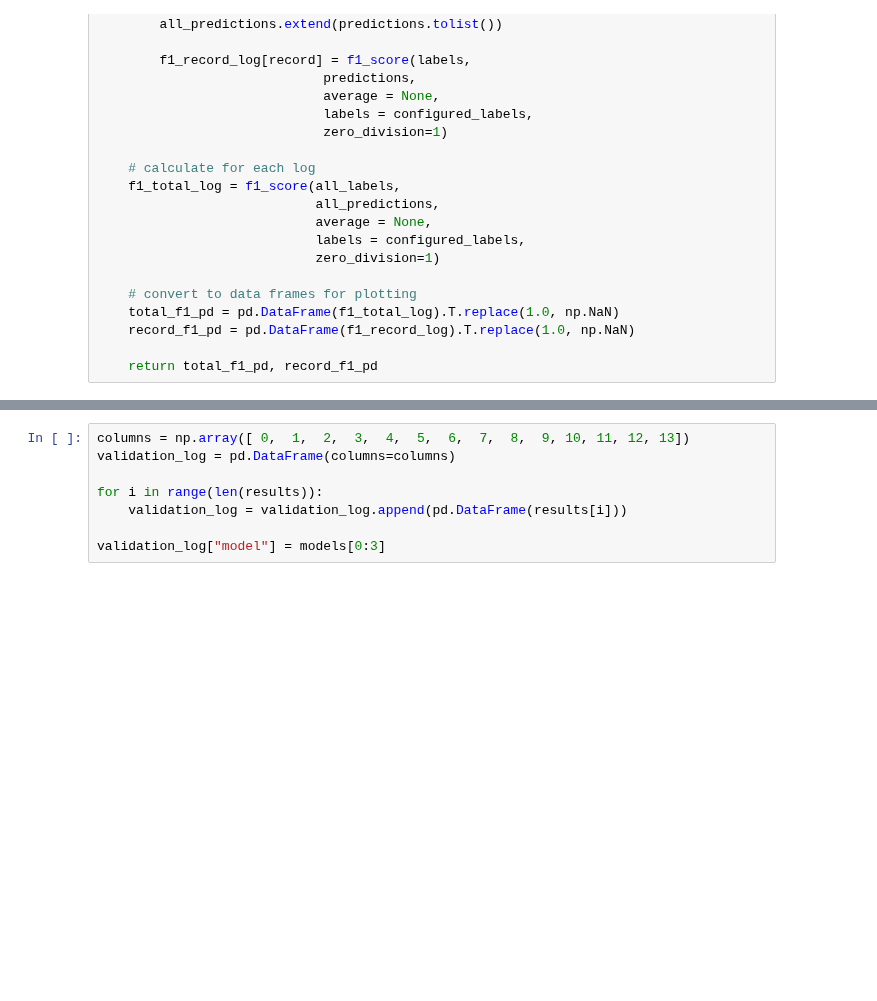
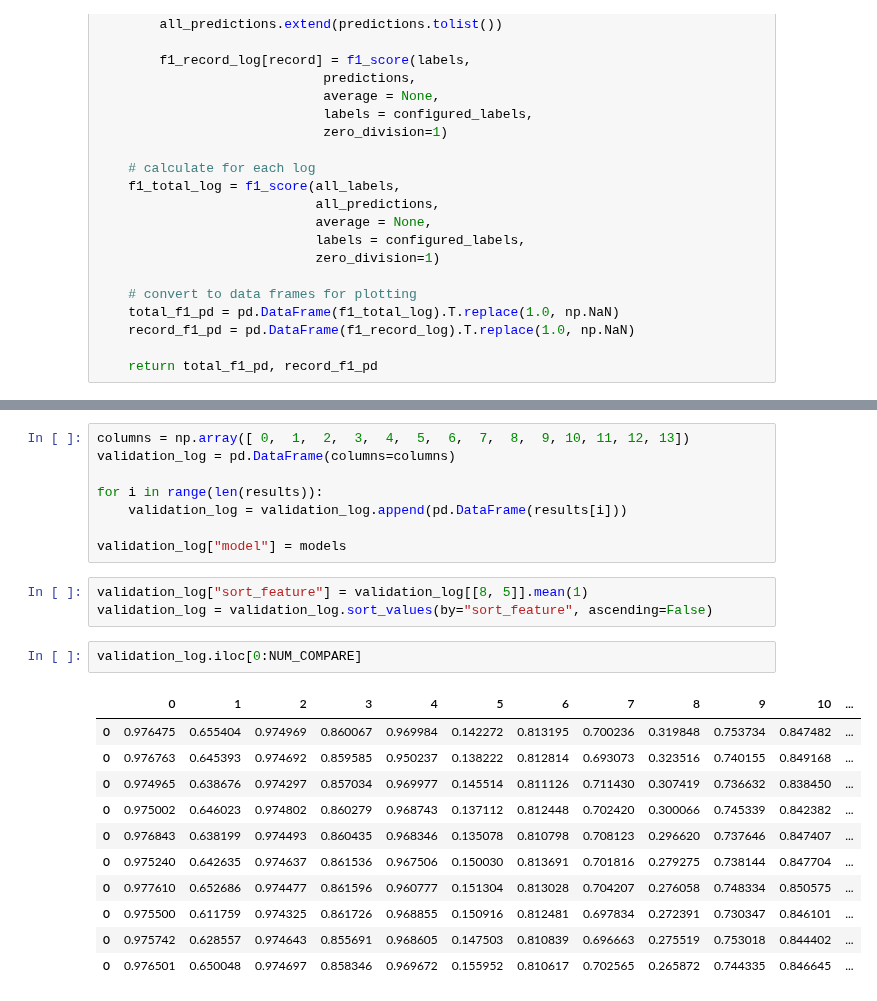
Before and after one commit to theislab/LODE, a Jupyter notebook: feature_segmentation/notebooks/0.2.validation_results.ipynb, the cells around one changed output, grey strips where cells are left out. Saved outputs shown, nothing was run; the diff lists cells and outputs as text; blank space fills up the shorter version.

```diff
--- a/feature_segmentation/notebooks/0.2.validation_results.ipynb
+++ b/feature_segmentation/notebooks/0.2.validation_results.ipynb
@@ -139,5 +141,22 @@ validation_log = pd.DataFrame(columns=columns)
 for i in range(len(results)):
     validation_log = validation_log.append(pd.DataFrame(results[i]))
 
-validation_log["model"] = models[0:3]
+validation_log["model"] = models
+# %%
+validation_log["sort_feature"] = validation_log[[8, 5]].mean(1)
+validation_log = validation_log.sort_values(by="sort_feature", ascending=False)
+# %%
+validation_log.iloc[0:NUM_COMPARE]
+# %% [output]
+|  | 0 | 1 | 2 | 3 | 4 | 5 | 6 | 7 | 8 | 9 | 10 | ... |
+| 0 | 0.976475 | 0.655404 | 0.974969 | 0.860067 | 0.969984 | 0.142272 | 0.813195 | 0.700236 | 0.319848 | 0.753734 | 0.847482 | ... |
+| 0 | 0.976763 | 0.645393 | 0.974692 | 0.859585 | 0.950237 | 0.138222 | 0.812814 | 0.693073 | 0.323516 | 0.740155 | 0.849168 | ... |
+| 0 | 0.974965 | 0.638676 | 0.974297 | 0.857034 | 0.969977 | 0.145514 | 0.811126 | 0.711430 | 0.307419 | 0.736632 | 0.838450 | ... |
+| 0 | 0.975002 | 0.646023 | 0.974802 | 0.860279 | 0.968743 | 0.137112 | 0.812448 | 0.702420 | 0.300066 | 0.745339 | 0.842382 | ... |
+| 0 | 0.976843 | 0.638199 | 0.974493 | 0.860435 | 0.968346 | 0.135078 | 0.810798 | 0.708123 | 0.296620 | 0.737646 | 0.847407 | ... |
+| 0 | 0.975240 | 0.642635 | 0.974637 | 0.861536 | 0.967506 | 0.150030 | 0.813691 | 0.701816 | 0.279275 | 0.738144 | 0.847704 | ... |
+| 0 | 0.977610 | 0.652686 | 0.974477 | 0.861596 | 0.960777 | 0.151304 | 0.813028 | 0.704207 | 0.276058 | 0.748334 | 0.850575 | ... |
+| 0 | 0.975500 | 0.611759 | 0.974325 | 0.861726 | 0.968855 | 0.150916 | 0.812481 | 0.697834 | 0.272391 | 0.730347 | 0.846101 | ... |
+| 0 | 0.975742 | 0.628557 | 0.974643 | 0.855691 | 0.968605 | 0.147503 | 0.810839 | 0.696663 | 0.275519 | 0.753018 | 0.844402 | ... |
+| 0 | 0.976501 | 0.650048 | 0.974697 | 0.858346 | 0.969672 | 0.155952 | 0.810617 | 0.702565 | 0.265872 | 0.744335 | 0.846645 | ... |
 # %%
```
Also changed, not shown: parts of 3 cells of this notebook.
